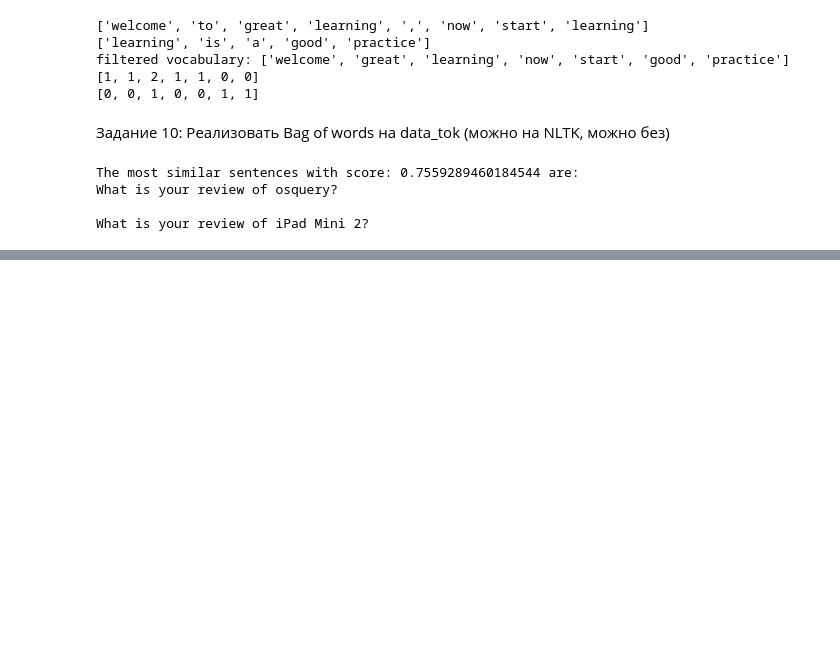
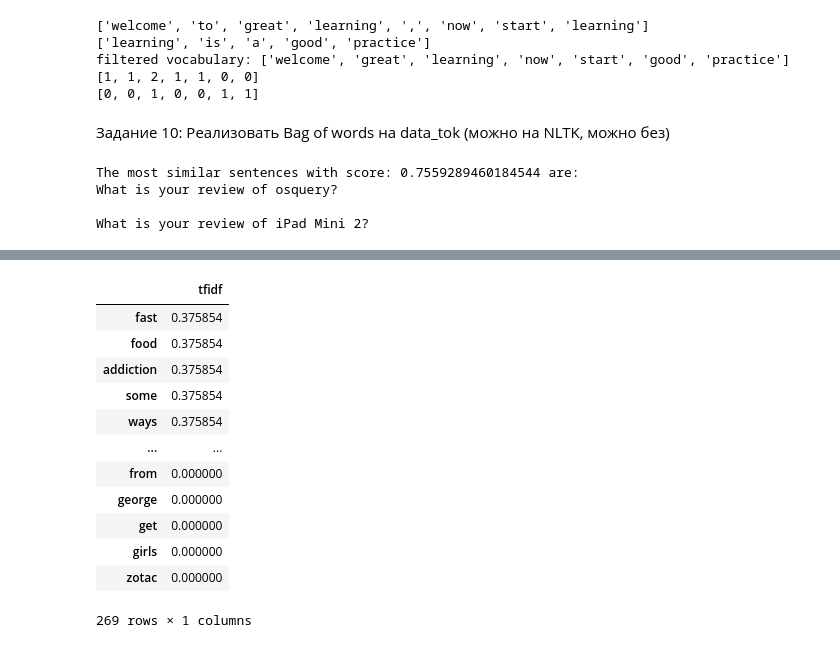
Before and after one commit to maxt/ds-practise, a Jupyter notebook: nlp/NLP1.ipynb, the cells around one changed output, grey strips where cells are left out. Cells and saved outputs as stored; diff of their text form; code cells hidden in the pictures; blank space fills up the shorter version.

```diff
--- a/nlp/NLP1.ipynb
+++ b/nlp/NLP1.ipynb
@@ -315,0 +381,21 @@ What is your review of iPad Mini 2?
+# %%
+#tfidf
+tf_idf_vector=tfidf_transformer.transform(word_count)
+feature_names = count.get_feature_names()
+first_document_vector=tf_idf_vector[1]
+df_tfifd= pd.DataFrame(first_document_vector.T.todense(), index=feature_names, columns=["tfidf"])
+df_tfifd.sort_values(by=["tfidf"],ascending=False)
+# %% [output]
+|  | tfidf |
+| fast | 0.375854 |
+| food | 0.375854 |
+| addiction | 0.375854 |
+| some | 0.375854 |
+| ways | 0.375854 |
+| ... | ... |
+| from | 0.000000 |
+| george | 0.000000 |
+| get | 0.000000 |
+| girls | 0.000000 |
+| zotac | 0.000000 |
+269 rows × 1 columns
```
Also changed, not shown: parts of 5 cells of this notebook.
